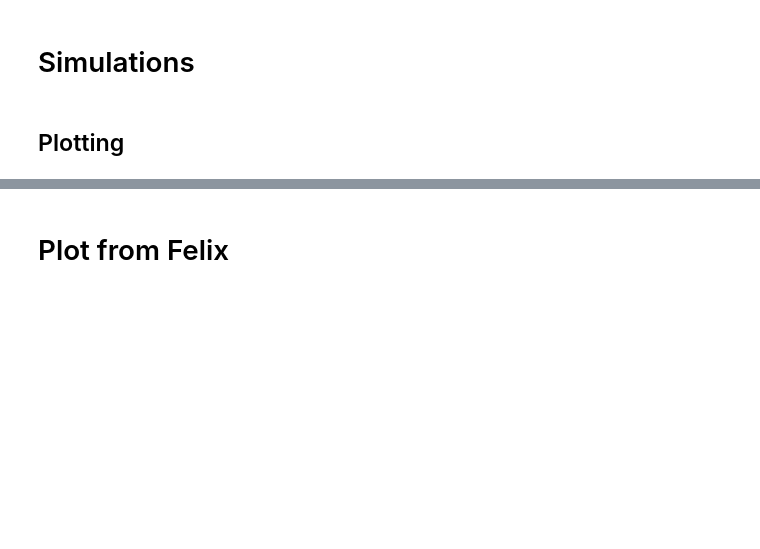
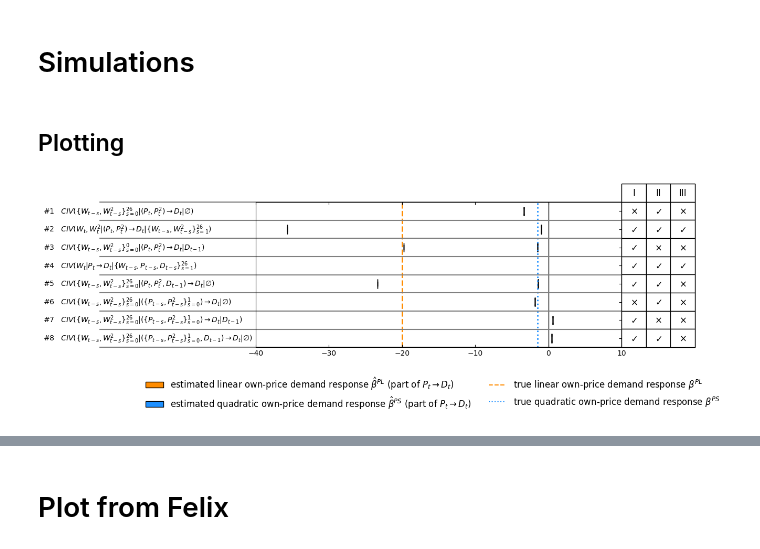
Before and after one commit to jscanales/elasticities_with_graphs, a Jupyter notebook: nonlinear_simulations.ipynb, the cells around one changed output, grey strips where cells are left out. Drawn from its saved outputs; the diff is of its cells as text; code cells hidden in the pictures; blank space fills up the shorter version.

```diff
--- a/nonlinear_simulations.ipynb
+++ b/nonlinear_simulations.ipynb
@@ -228,7 +227,7 @@ def run_model_simulation(sample:int, estimators:list[ModelInputParams], runs:int
     simulation.run_simulations_by_model(runs=runs,
                                         estimators=estimators,
                                         model=model,
-                                        demand_arg=0.7 if model in [StructuralModel.Model_I, StructuralModel.Model_V] else None,
+                                        demand_arg=0.6 if model in [StructuralModel.Model_I, StructuralModel.Model_V] else None,
                                         progress=False)
 
     results_p0:list[list[float]] = []
@@ -294,6 +293,7 @@ def application_boxplot(results_p0:list[list[float]],
 
         colors = ["darkorange", "dodgerblue", "darkgreen"]
         bbpp = [bplot1, bplot2, bplot3]
+        bbpp = [bplot1, bplot3]
 
         for plot, color in zip(bbpp, colors):
             for patch in plot['boxes']:
@@ -366,20 +441,22 @@ def plot_application_boxplot(sample:int, runs:int, output_file:str, model:Struct
         StructuralModel.Model_I:(-400, 100),
         StructuralModel.Model_II:(-200, 100),
         StructuralModel.Model_III:(-200, 100),
-        StructuralModel.Model_V:(-200, 100),
+        StructuralModel.Model_V:(-51, 1),
     }
 
     application_boxplot(
         results_p0=results_p0,
-        results_p1=results_p1,
+        _results_p1=results_p1,
         results_psqr=results_psqr,
         names=names,
         output_file=output_file,
         xlim=xlims[model],
-        own_price_elasticity=-100 if model != StructuralModel.Model_V else -50,
+        own_price_elasticity=-100 if model != StructuralModel.Model_V else -20,
         cross_price_elasticity=50 if model == StructuralModel.Model_III else 0,
-        quadratic_elasticity=-0.5,
+        quadratic_elasticity=-1.5,
         replace_ellipsis=False
     )
 # %%
-# plot_application_boxplot(8760*1, 1, "test_run", StructuralModel.Model_V, estimators=ESTIMATORS)
+plot_application_boxplot(8760*1, 1, "test_run", StructuralModel.Model_V, estimators=ESTIMATORS)
+# %% [output]
+[figure, added]
```
Also changed, not shown: parts of 24 cells of this notebook, 11 other files.
